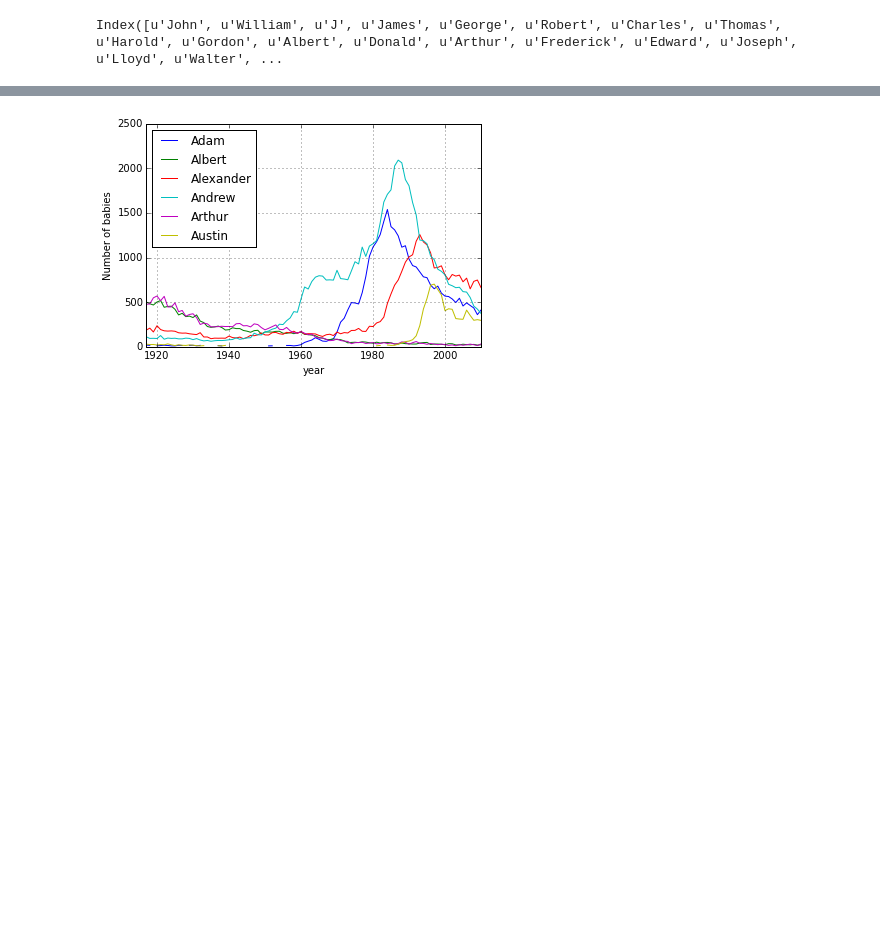
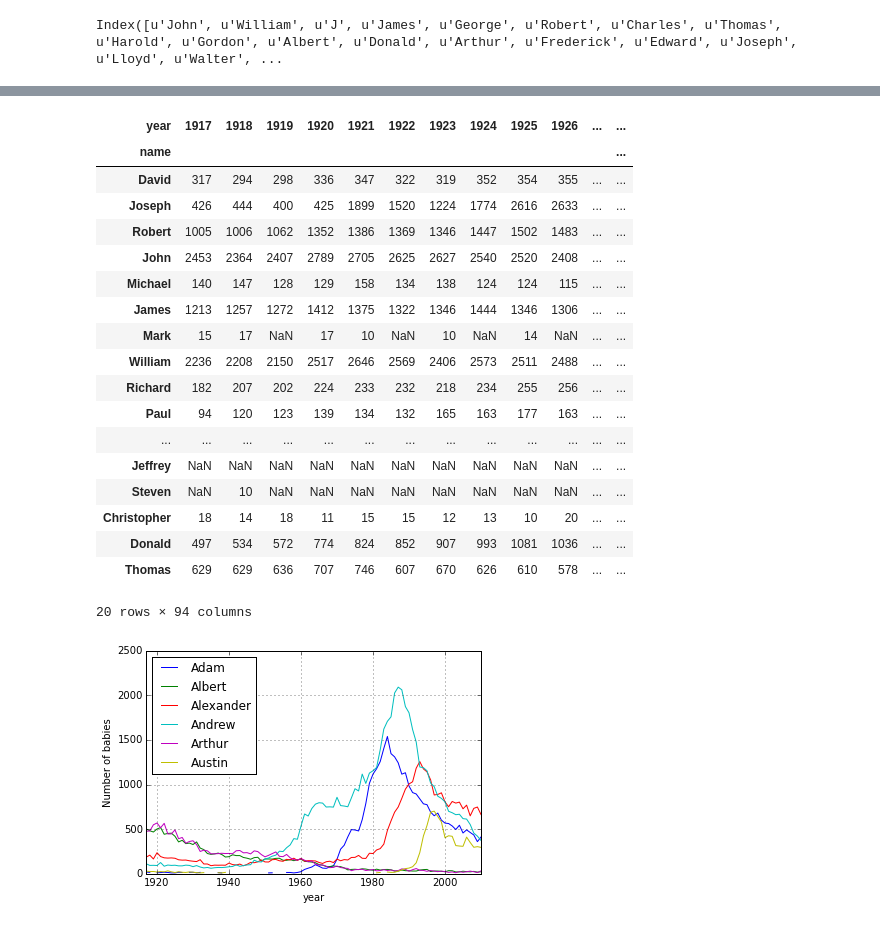
Before and after one commit to c0ns0le/ipython-notebooks, a Jupyter notebook: pydata/Baby boy names in Alberta and Ontario.ipynb, the cells around one changed output, grey strips where cells are left out. Cells and saved outputs as stored; diff of their text form; code cells hidden in the pictures; blank space fills up the shorter version.

```diff
--- a/pydata/Baby boy names in Alberta and Ontario.ipynb
+++ b/pydata/Baby boy names in Alberta and Ontario.ipynb
@@ -462,3 +538,25 @@ common_ontario_names.sort(2010, ascending=False)[:20]
+# %%
+common_ontario_names.sort(1962, ascending=False)[:20]
+# %% [output]
+| year | 1917 | 1918 | 1919 | 1920 | 1921 | 1922 | 1923 | 1924 | 1925 | 1926 | ... | ... |
+| name |  |  |  |  |  |  |  |  |  |  |  | ... |
+| David | 317 | 294 | 298 | 336 | 347 | 322 | 319 | 352 | 354 | 355 | ... | ... |
+| Joseph | 426 | 444 | 400 | 425 | 1899 | 1520 | 1224 | 1774 | 2616 | 2633 | ... | ... |
+| Robert | 1005 | 1006 | 1062 | 1352 | 1386 | 1369 | 1346 | 1447 | 1502 | 1483 | ... | ... |
+| John | 2453 | 2364 | 2407 | 2789 | 2705 | 2625 | 2627 | 2540 | 2520 | 2408 | ... | ... |
+| Michael | 140 | 147 | 128 | 129 | 158 | 134 | 138 | 124 | 124 | 115 | ... | ... |
+| James | 1213 | 1257 | 1272 | 1412 | 1375 | 1322 | 1346 | 1444 | 1346 | 1306 | ... | ... |
+| Mark | 15 | 17 | NaN | 17 | 10 | NaN | 10 | NaN | 14 | NaN | ... | ... |
+| William | 2236 | 2208 | 2150 | 2517 | 2646 | 2569 | 2406 | 2573 | 2511 | 2488 | ... | ... |
+| Richard | 182 | 207 | 202 | 224 | 233 | 232 | 218 | 234 | 255 | 256 | ... | ... |
+| Paul | 94 | 120 | 123 | 139 | 134 | 132 | 165 | 163 | 177 | 163 | ... | ... |
+| ... | ... | ... | ... | ... | ... | ... | ... | ... | ... | ... | ... | ... |
+| Jeffrey | NaN | NaN | NaN | NaN | NaN | NaN | NaN | NaN | NaN | NaN | ... | ... |
+| Steven | NaN | 10 | NaN | NaN | NaN | NaN | NaN | NaN | NaN | NaN | ... | ... |
+| Christopher | 18 | 14 | 18 | 11 | 15 | 15 | 12 | 13 | 10 | 20 | ... | ... |
+| Donald | 497 | 534 | 572 | 774 | 824 | 852 | 907 | 993 | 1081 | 1036 | ... | ... |
+| Thomas | 629 | 629 | 636 | 707 | 746 | 607 | 670 | 626 | 610 | 578 | ... | ... |
+20 rows × 94 columns
 # %%
 name = pd.Index([])
 for year in range(1917, 2011):
```
Also changed, not shown: parts of 14 cells of this notebook, 1 other file.
